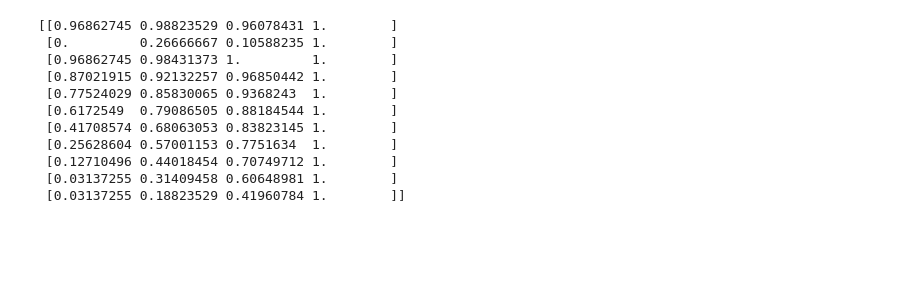
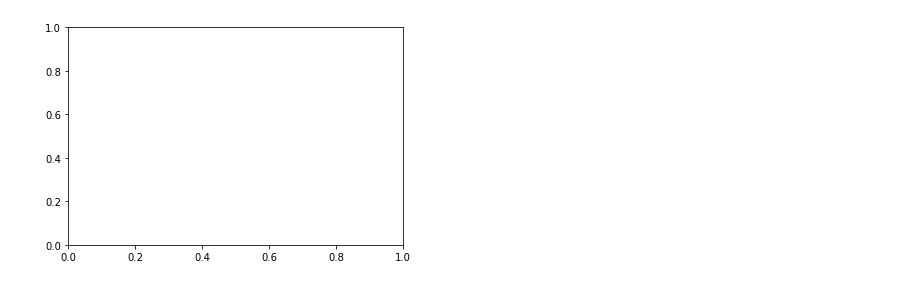
Before and after one commit to coco0981568491/Byonic_pGlyco_Byos, a Jupyter notebook: 20210624_BBP_Figures.ipynb, the cells around one changed output. Drawn from its saved outputs; the diff is of its cells as text; code cells hidden in the pictures; blank space fills up the shorter version.

```diff
--- a/20210624_BBP_Figures.ipynb
+++ b/20210624_BBP_Figures.ipynb
@@ -158,32 +383,25 @@ myfig.savefig('bpUnionSUM_Figures.png')
 # %%
 import matplotlib.cm as cm
 import matplotlib.colors as mcolors
 import pandas as pd
 import numpy as np
-# c = [['#ccffcc', '#008000']] + plt.cm.Blues(np.linspace(0, 1, 9))
-# c = plt.cm.Blues(np.linspace(0, 1, 9))
-c
+import matplotlib.pyplot as plt
+# # c = [['#ccffcc', '#008000']] + plt.cm.Blues(np.linspace(0, 1, 9))
+# # c = plt.cm.Blues(np.linspace(0, 1, 9))
 
-# sample the colormaps
-# colors in total
-g = plt.cm.Greens(np.linspace(0, 1, 2))
-b = plt.cm.Blues(np.linspace(0, 1, 9))
-# combine them and build a new colormap
-colors = np.vstack((g, b))
-# mymap = mcolors.LinearSegmentedColormap.from_list('my_colormap', colors)
-print(colors)
+
+# # sample the colormaps
+# # colors in total
+# g = plt.cm.Greens(np.linspace(0, 1, 2))
+# b = plt.cm.Blues(np.linspace(0, 1, 9))
+# # combine them and build a new colormap
+# colors = np.vstack((g, b))
+# # mymap = mcolors.LinearSegmentedColormap.from_list('my_colormap', colors)
+# print(colors)
 # a = [[1, 2]]
 # b = [[3, 4], [5, 6]]
 # a+b
+fig, axe = plt.subplots()
+# plt.subplots(1, 1)
 # %% [output]
-[[0.96862745 0.98823529 0.96078431 1.        ]
- [0.         0.26666667 0.10588235 1.        ]
- [0.96862745 0.98431373 1.         1.        ]
- [0.87021915 0.92132257 0.96850442 1.        ]
- [0.77524029 0.85830065 0.9368243  1.        ]
- [0.6172549  0.79086505 0.88184544 1.        ]
- [0.41708574 0.68063053 0.83823145 1.        ]
- [0.25628604 0.57001153 0.7751634  1.        ]
- [0.12710496 0.44018454 0.70749712 1.        ]
- [0.03137255 0.31409458 0.60648981 1.        ]
- [0.03137255 0.18823529 0.41960784 1.        ]]
+[figure, added]
```
Also changed, not shown: parts of 1 cell of this notebook.
